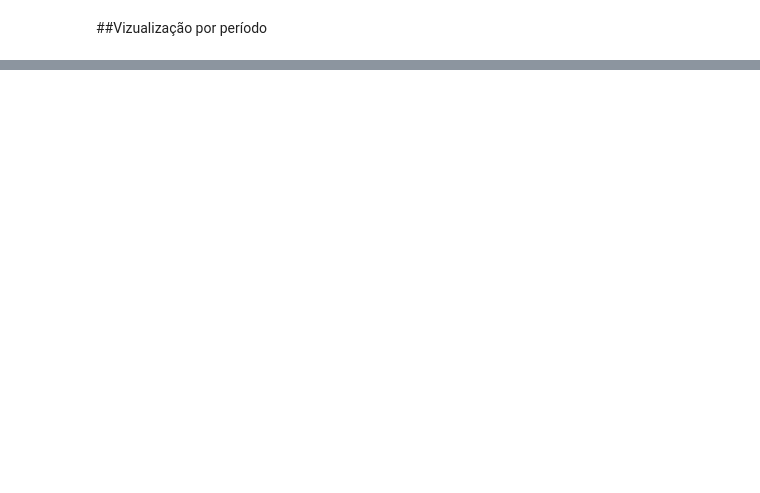
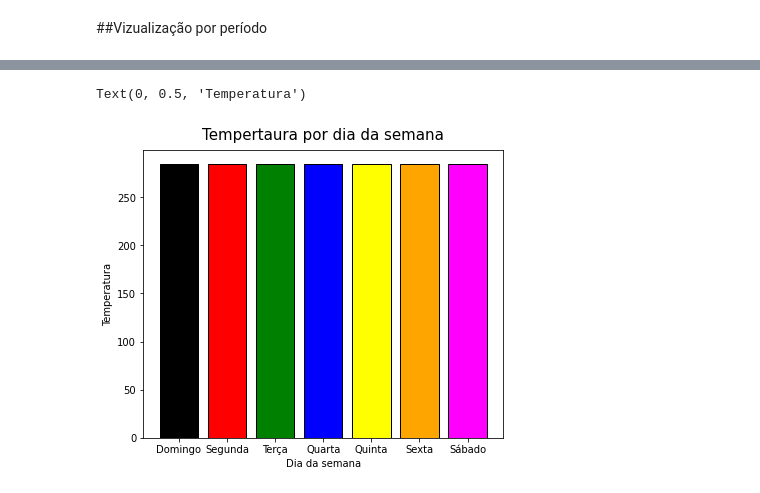
Before and after one commit to andrade-lcs/Data_Science_alura, a Jupyter notebook: Alura_vizualizacao_dados.ipynb, the cells around one changed output, grey strips where cells are left out. Cells and saved outputs as stored; diff of their text form; code cells hidden in the pictures; blank space fills up the shorter version.

```diff
--- a/Alura_vizualizacao_dados.ipynb
+++ b/Alura_vizualizacao_dados.ipynb
@@ -102,0 +169,5 @@ eixo2.grid(True)
+# %%
+temperatura_semana = df.groupby('dia_da_semana')['temperatura'].mean()
+dias = ['Domingo', 'Segunda', 'Terça', 'Quarta', 'Quinta', 'Sexta', 'Sábado']
+temperatura_semana = temperatura_semana[dias]
+temperatura_semana
@@ -102,0 +184,17 @@ eixo2.grid(True)
+# %%
+fig = plt.figure(figsize=(5,4))
+eixo = fig.add_axes([0,0,1,1])
+
+#indice = range(len(temperatura_semana))
+indice = dias
+cores = ['black', 'r', 'g', 'b', 'yellow', 'orange', 'magenta']
+
+eixo.bar(indice, temperatura_semana, color= cores, edgecolor='black')
+eixo.set_title('Tempertaura por dia da semana', fontsize=15, pad=10)
+eixo.set_xlabel('Dia da semana', fontsize=10)
+eixo.set_ylabel('Temperatura', fontsize=10)
+#eixo.set_xticks(indice)
+#eixo.set_xticklabels(dias)
+# %% [output]
+Text(0, 0.5, 'Temperatura')
+[figure, added]
```
Also changed, not shown: parts of 20 cells of this notebook.
